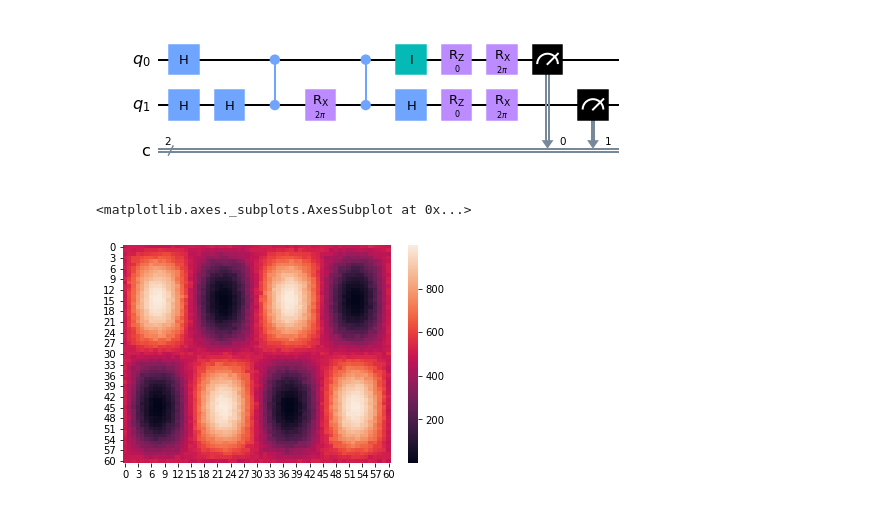
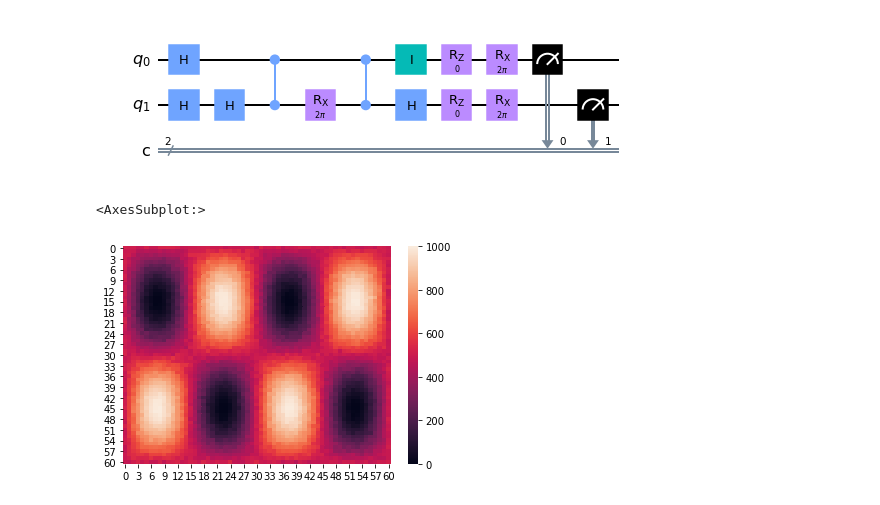
Before and after one commit to kosakhro/QAOA-for-exact-cover, a Jupyter notebook: qaoa_test.ipynb, the cells around one changed output. Saved outputs shown, nothing was run; the diff lists cells and outputs as text; code cells hidden in the pictures.

```diff
--- a/qaoa_test.ipynb
+++ b/qaoa_test.ipynb
@@ -130,7 +97,7 @@ sns.heatmap(resB[:, :, 3])
 # Initializing the variables for C.
 J = 0
 h1 = -0.5
-h2 = 0.5
+h2 = -0.5
 
 #Setting the dimesions of the pasephase. The amount of simulated points = n**2
 n = 61
@@ -224,7 +151,7 @@ qc.draw(output='mpl')
 [figure]
 # %%
 # Making a heatmap plot
-sns.heatmap(resD[:, :, 0] + resD[:, :, 1] * 0 + resD[:, :, 2] * 0 + resD[:, :, 3]  )
+sns.heatmap(resD[:, :, 0]*0 + resD[:, :, 1]  + resD[:, :, 2]  + resD[:, :, 3] *0 )
 # %% [output]
-<matplotlib.axes._subplots.AxesSubplot at 0x...>
+<AxesSubplot:>
-[figure, old version]
+[figure, new version]
```
Also changed, not shown: parts of 9 cells of this notebook.
